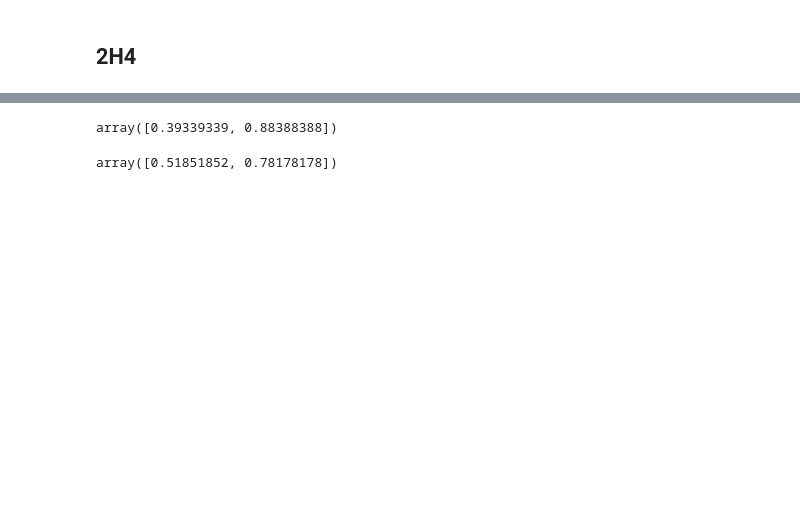
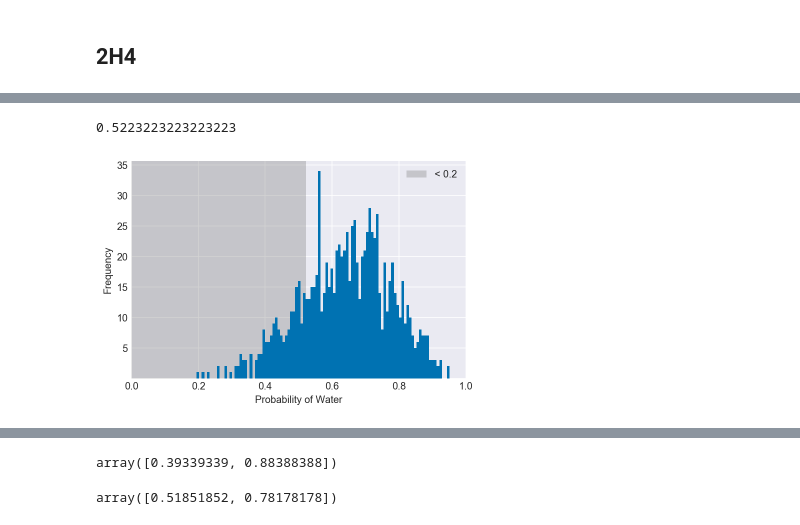
Before and after one commit to PhilipGriffith/RethinkingBayesCode, a Jupyter notebook: Notebooks/Chapter_2_3.ipynb, the cells around one changed output, grey strips where cells are left out. Drawn from its saved outputs; the diff is of its cells as text; code cells hidden in the pictures; blank space fills up the shorter version.

```diff
--- a/Notebooks/Chapter_2_3.ipynb
+++ b/Notebooks/Chapter_2_3.ipynb
@@ -222 +218,8 @@ np.percentile(samples, 20)
+# %%
+value = np.percentile(samples, 20)
+plot_interval(samples, right=value)
+print(value)
+# %% [output]
+0.5223223223223223
+[figure, added]
 # %%
```
Also changed, not shown: parts of 16 cells of this notebook, 11 other files.
